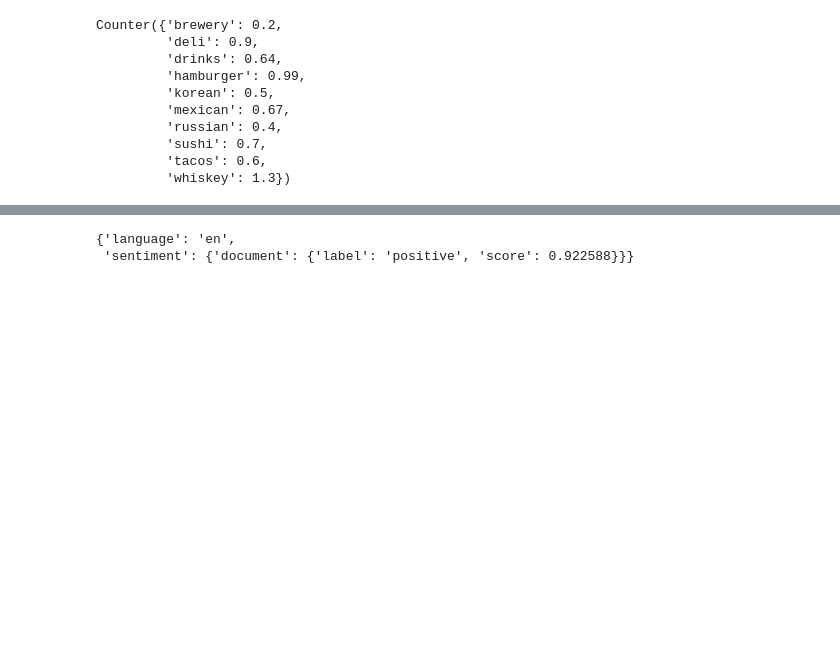
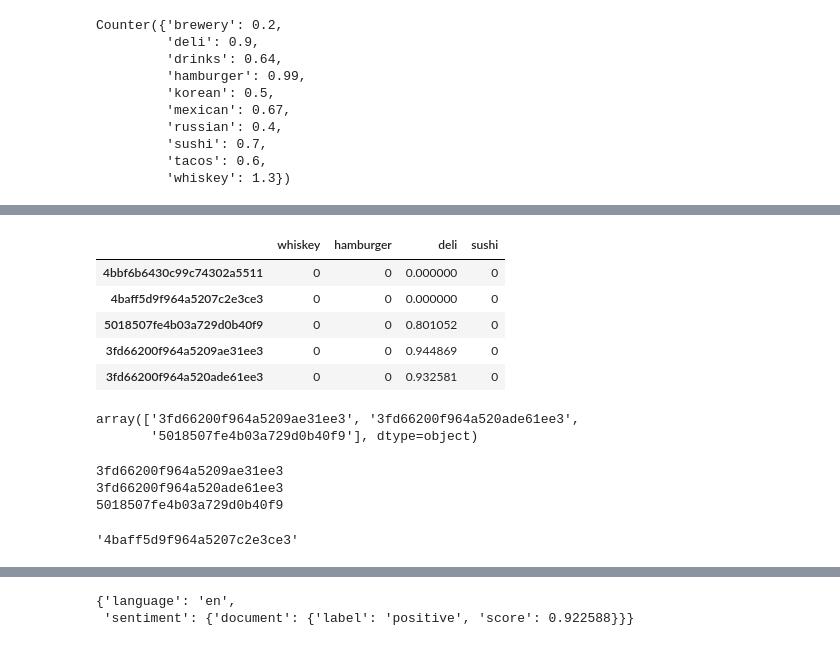
Before and after one commit to KT12/foursquare_hackathon, a Jupyter notebook: venues.ipynb, the cells around one changed output, grey strips where cells are left out. Saved outputs shown, nothing was run; the diff lists cells and outputs as text; code cells hidden in the pictures; blank space fills up the shorter version.

```diff
--- a/venues.ipynb
+++ b/venues.ipynb
@@ -133,0 +278,23 @@ Counter({'brewery': 0.2,
+# %%
+def fill_sentiment_matrix(empty_matrix):
+
+    for j in range(mat.shape[0]):
+        venue_id = mat.index[j]
+        json_f = pull_foursquare_json(venue_id)
+        tips = tips_list(json_f)
+        for k in range(mat.shape[1]):
+            topic = mat.columns[k]
+            score = np.median([sentiment(tip) for tip in tips if topic in tip])
+            mat.loc[venue_id, topic] = score
+    return mat.fillna(0)
+# %%
+nonzero_mat = fill_sentiment_matrix(empty_matrix=mat)
+# %%
+nonzero_mat
+# %% [output]
+|  | whiskey | hamburger | deli | sushi |
+| 4bbf6b6430c99c74302a5511 | 0 | 0 | 0.000000 | 0 |
+| 4baff5d9f964a5207c2e3ce3 | 0 | 0 | 0.000000 | 0 |
+| 5018507fe4b03a729d0b40f9 | 0 | 0 | 0.801052 | 0 |
+| 3fd66200f964a5209ae31ee3 | 0 | 0 | 0.944869 | 0 |
+| 3fd66200f964a520ade61ee3 | 0 | 0 | 0.932581 | 0 |
@@ -133,0 +307,16 @@ Counter({'brewery': 0.2,
+# %%
+s_vec
+# %% [output]
+array(['3fd66200f964a5209ae31ee3', '3fd66200f964a520ade61ee3',
+       '5018507fe4b03a729d0b40f9'], dtype=object)
+# %%
+for k in s_vec:
+    print(k)
+# %% [output]
+3fd66200f964a5209ae31ee3
+3fd66200f964a520ade61ee3
+5018507fe4b03a729d0b40f9
+# %%
+mat.index[1]
+# %% [output]
+'4baff5d9f964a5207c2e3ce3'
```
Also changed, not shown: parts of 43 cells of this notebook.
